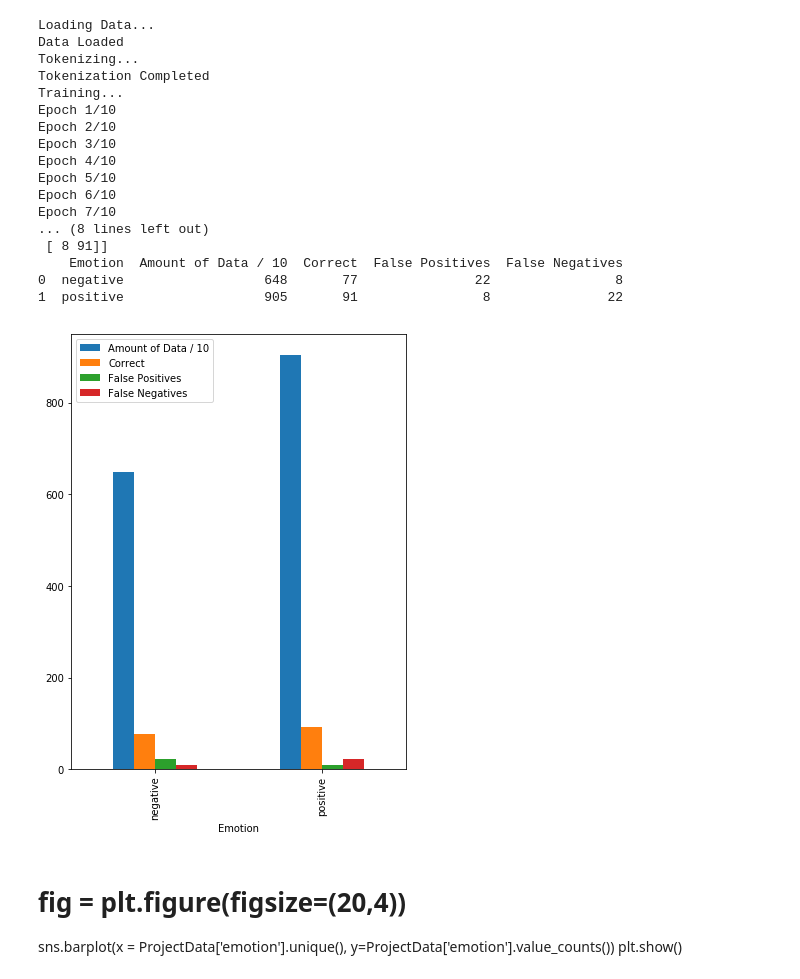
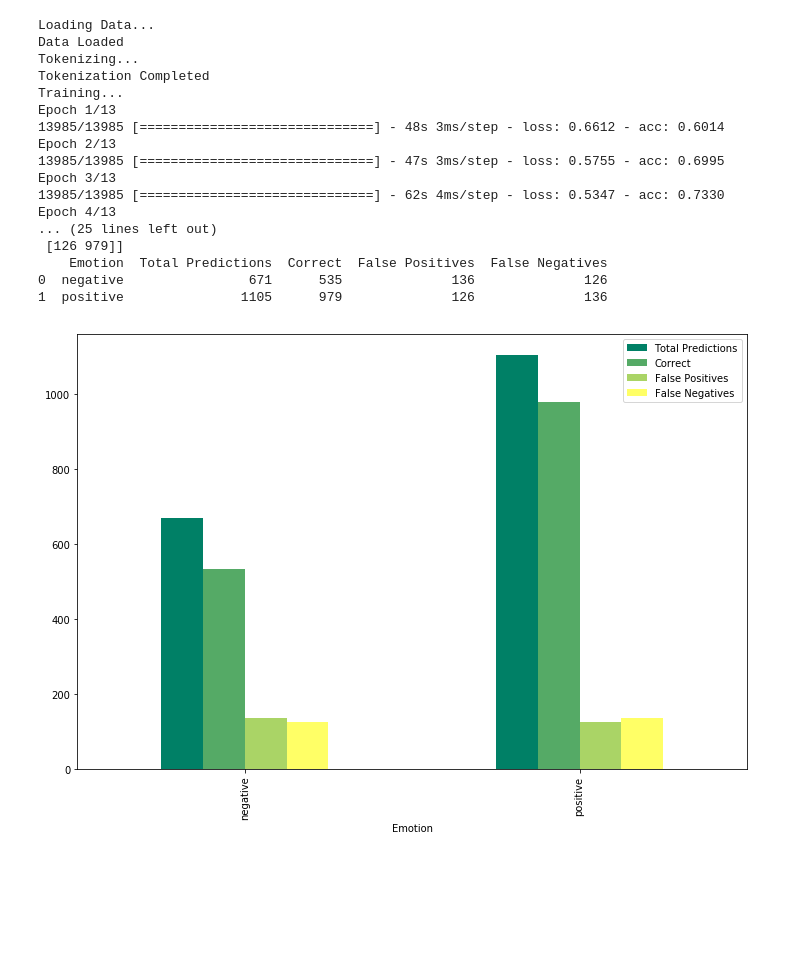
Before and after one commit to RichardLettich/Text-Analysis-Project, a Jupyter notebook: dummy.ipynb, the cells around one changed output. Drawn from its saved outputs; the diff is of its cells as text; code cells hidden in the pictures; blank space fills up the shorter version.

```diff
--- a/dummy.ipynb
+++ b/dummy.ipynb
@@ -96,7 +96,7 @@ def train(tokened_sentences, emotion_list):
     #print(X_test.shape,Y_test.shape)
 
     batch_size = 32
-    model.fit(X_train, Y_train, epochs = 10, batch_size=batch_size, verbose = 0,validation_split=.0)
+    model.fit(X_train, Y_train, epochs = 13, batch_size=batch_size, verbose = 1,validation_split=.0)
     print("Training Completed")
     print("Testing Against Control... (% of the data) ", test_percent)
     score,acc = model.evaluate(X_test, Y_test, verbose = 2, batch_size = batch_size)
@@ -134,16 +134,18 @@ def test(model, X_test, tokenized_data, sentence_list, emotion_list, top_predict
 
     print("%  Accuracy when against untrained set: ", 1- (float(error) / len(X_test)))
 
-def count_errors(model, tokenized_data, sentence_list, emotion_list):
+def count_errors(model, tokenized_data, sentence_list, emotion_list, X_test):
     dims =  len(unique(emotion_list))
     mistake_list = np.zeros((dims,dims), dtype=np.int)
     predictions = model.predict(tokenized_data, batch_size=32)
+    print("Total predictions:", len(predictions))
     for i in range(len(predictions)):
+        if(any(array_equal(tokenized_data[i], x) for x in X_test)):
             pos = list(predictions[i]).index(max(predictions[i]))
             mistake_list[list(unique(emotion_list)).index(emotion_list[i])][pos] += 1
-    for i in range(len(mistake_list)):
-        for j in range(len(mistake_list)):
-            mistake_list[i][j] = mistake_list[i][j] * 100 / list(emotion_list).count(unique(emotion_list)[i])
+   # for i in range(len(mistake_list)):
+   #     for j in range(len(mistake_list)):
+   #         mistake_list[i][j] = mistake_list[i][j] * 100 / list(emotion_list).count(unique(emotion_list)[i])
     print(mistake_list)
     return mistake_list
 
@@ -151,83 +153,87 @@ def count_errors(model, tokenized_data, sentence_list, emotion_list):
 def graph_errors(mistake_list, emotion_list):
     dim = len(mistake_list[0])
 
-    false =  np.zeros((dim,3), dtype=np.int)
+    false =  np.zeros((dim,4), dtype=np.int)
+
+    #total number of testing data for each category
+    for i in range(dim):
+        for j in range(dim):
+            false[i][0] += mistake_list[i][j]
+
 
     #true positives
     for i in range(dim):
-              false[i][0] = mistake_list[i][i]
+              false[i][1] = mistake_list[i][i]
     #false positives
     for i in range(dim):
         sum = 0
         for j in range(dim):
             if (i != j):
                 sum += mistake_list[i][j]
-        false[i][1] = sum
-
-            #false Negatives
+        false[i][2] = sum
+   #
+  #          #false Negatives
     for i in range(dim):
         sum = 0
         for j in range(dim):
             if (i != j):
                 sum += mistake_list[j][i]
-        false[i][2] = sum
+        false[i][3] = sum
     df = pd.DataFrame(false)
-    df.columns = ["Correct", "False Positives", "False Negatives"]
+    #, "False Positives", "False Negatives"
+
+    df.columns = ["Total Predictions", "Correct","False Positives","False Negatives"]
     df.insert(0, "Emotion", np.unique(emotion_list))
     (_, counts) = np.unique(emotion_list,return_counts=True)
-    for i in range(counts.size):
-        counts[i] = counts[i] / 10
-    df.insert(1,"Amount of Data / 10",counts)
-    print(df)
-    df.plot.bar(x='Emotion',figsize=(6,8))
+   # for i in range(counts.size):
+   #     counts[i] = counts[i] / 60
+   # df.insert(1,"Amount of Data / 10",counts)
+    print(df.to_latex())
+    df.plot.bar(x='Emotion',figsize=(12,8),colormap=cm.get_cmap('summer'))
     #plot = sns.barplot(x="Emotion",y=Correct, data=df)
 
 
 
 
 #################################
 #############MAIN################
 #################################
 #   jupyter notebook is weird   #
 
 
 
 
 (sentence_list, emotion_list) = load_data()
 
 
 ### Comment the Below line for all 18 emotions. This sorts into "positive" and "negative"
 sentence_list, emotion_list = sort_to_2_emotions(sentence_list, emotion_list)
 
 tokenized_data = tokenize(sentence_list)
 
 (model, X_test) = train(tokenized_data, emotion_list)
 
 #test(model, X_test, tokenized_data, sentence_list, emotion_list)
 
-mistake_list = count_errors(model, tokenized_data, sentence_list, emotion_list)
+mistake_list = count_errors(model, tokenized_data, sentence_list, emotion_list,X_test)
 
 graph_errors(mistake_list, emotion_list)
 # %% [output]
 Loading Data...
 Data Loaded
 Tokenizing...
 Tokenization Completed
 Training...
-Epoch 1/10
-Epoch 2/10
-Epoch 3/10
-Epoch 4/10
-Epoch 5/10
-Epoch 6/10
-Epoch 7/10
-... (8 lines left out)
- [ 8 91]]
-    Emotion  Amount of Data / 10  Correct  False Positives  False Negatives
-0  negative                  648       77               22                8
-1  positive                  905       91                8               22
+Epoch 1/13
+13985/13985 [==============================] - 48s 3ms/step - loss: 0.6612 - acc: 0.6014
+Epoch 2/13
+13985/13985 [==============================] - 47s 3ms/step - loss: 0.5755 - acc: 0.6995
+Epoch 3/13
+13985/13985 [==============================] - 62s 4ms/step - loss: 0.5347 - acc: 0.7330
+Epoch 4/13
+... (25 lines left out)
+ [126 979]]
+    Emotion  Total Predictions  Correct  False Positives  False Negatives
+0  negative                671      535              136              126
+1  positive               1105      979              126              136
-[figure, old version]
+[figure, new version]
-# %% [markdown]
-# fig = plt.figure(figsize=(20,4))
-sns.barplot(x = ProjectData['emotion'].unique(), y=ProjectData['emotion'].value_counts())
-plt.show()
```
Also changed, not shown: parts of 1 cell of this notebook.
